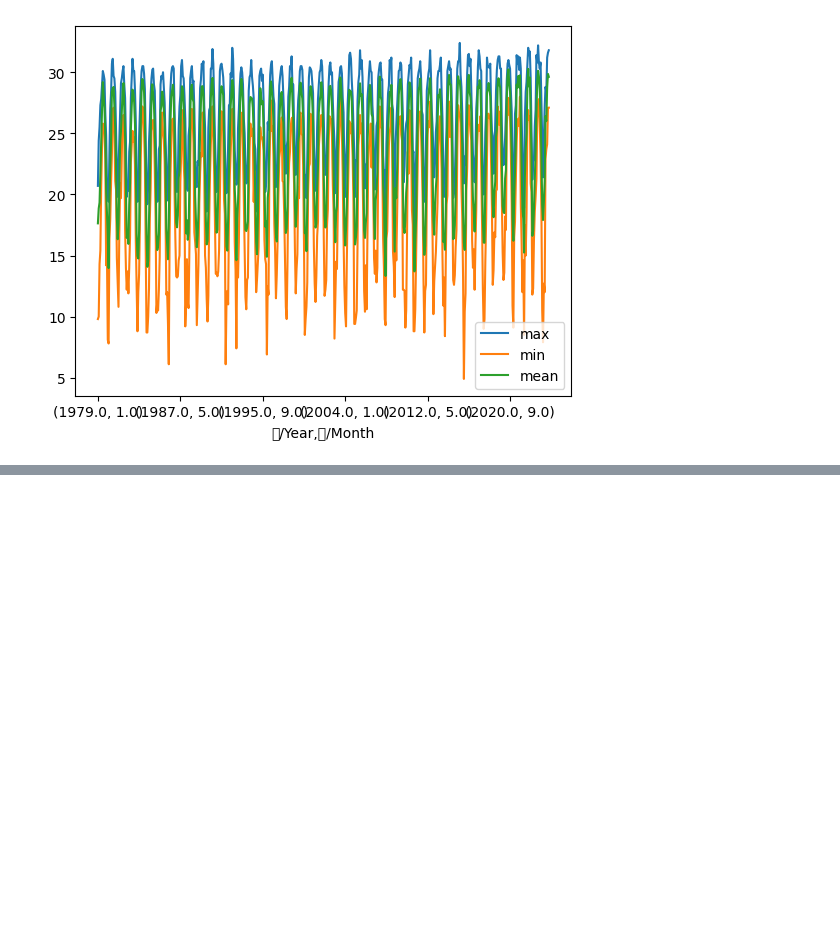
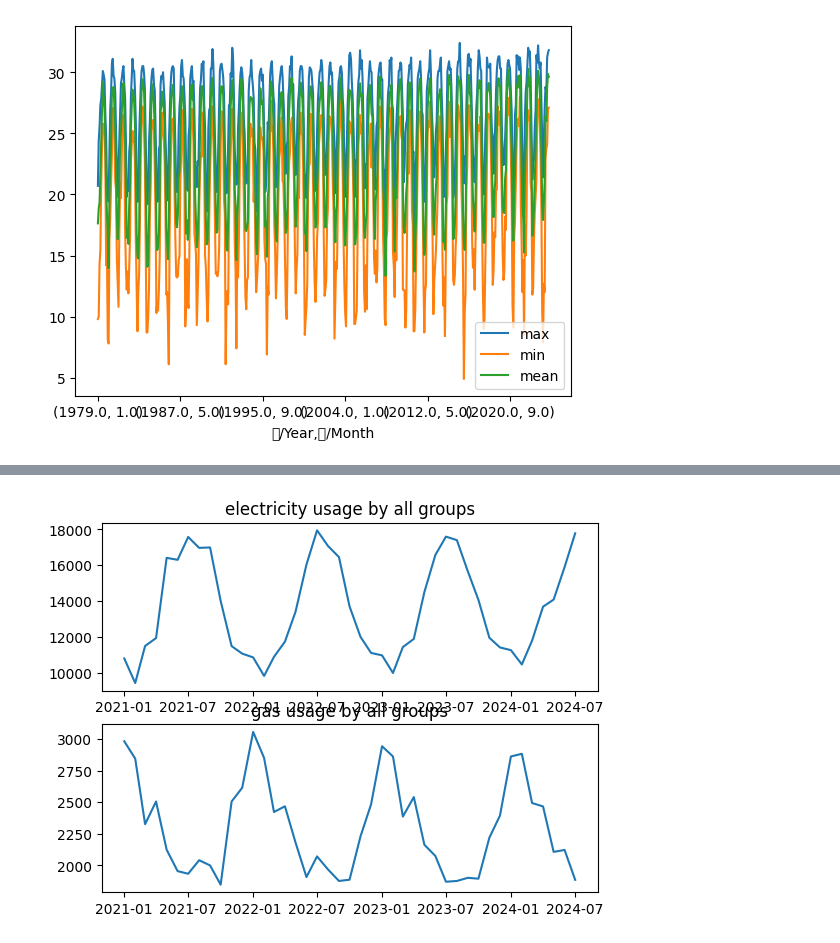
Before and after one commit to lilyleungch/erbscope99, a Jupyter notebook: data_cleansing/data_cleansing.ipynb, the cells around one changed output, grey strips where cells are left out. Saved outputs shown, nothing was run; the diff lists cells and outputs as text; code cells hidden in the pictures; blank space fills up the shorter version.

```diff
--- a/data_cleansing/data_cleansing.ipynb
+++ b/data_cleansing/data_cleansing.ipynb
@@ -64,0 +95,16 @@ Glyph 26376 (\N{CJK UNIFIED IDEOGRAPH-6708}) missing from font(s) DejaVu Sans.
+# %%
+#plot starting from 2020 to now
+
+electric3=electric[electric.index.year>2020]
+weather4 = weather[weather.index.year>2020]
+fig, ax_list = plt.subplots(2,1)
+ax_up = ax_list[0]
+ax_down = ax_list[1]
+
+ax_up.set_title('electricity usage by all groups')
+ax_up.plot(electric3.index, electric3['All groups'])
+ax_down.plot(electric3.index, electric3['All groups.1'])
+ax_down.set_title('gas usage by all groups')
+plt.show()
+# %% [output]
+[figure, added]
```
Also changed, not shown: parts of 4 cells of this notebook.
